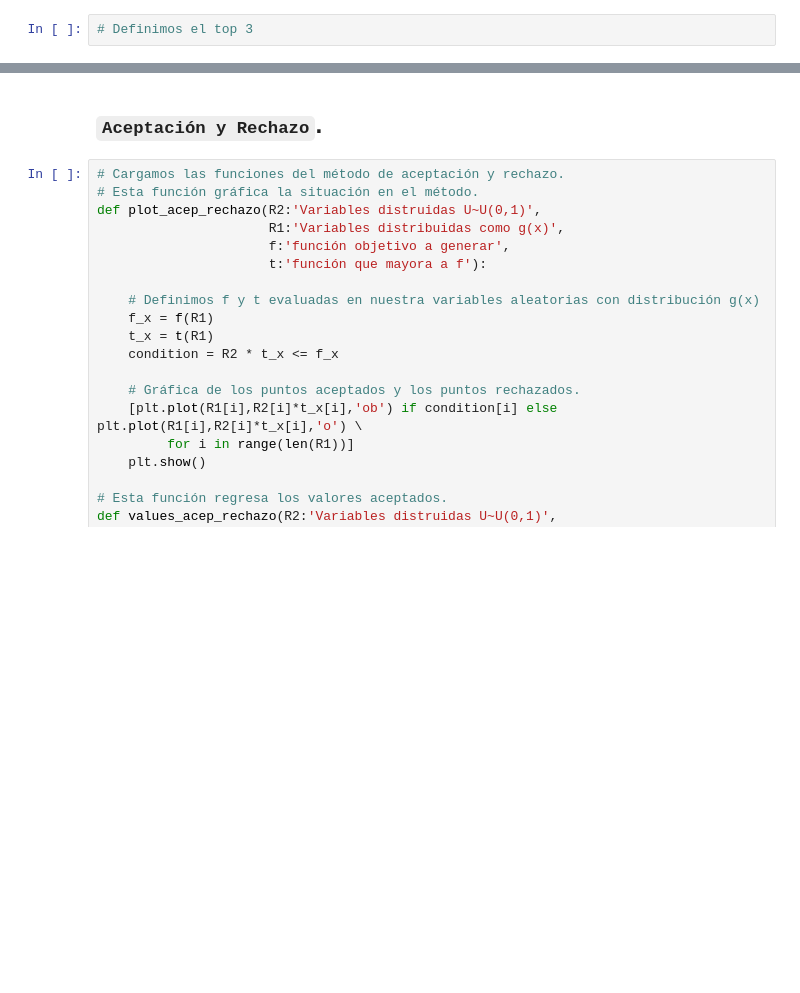
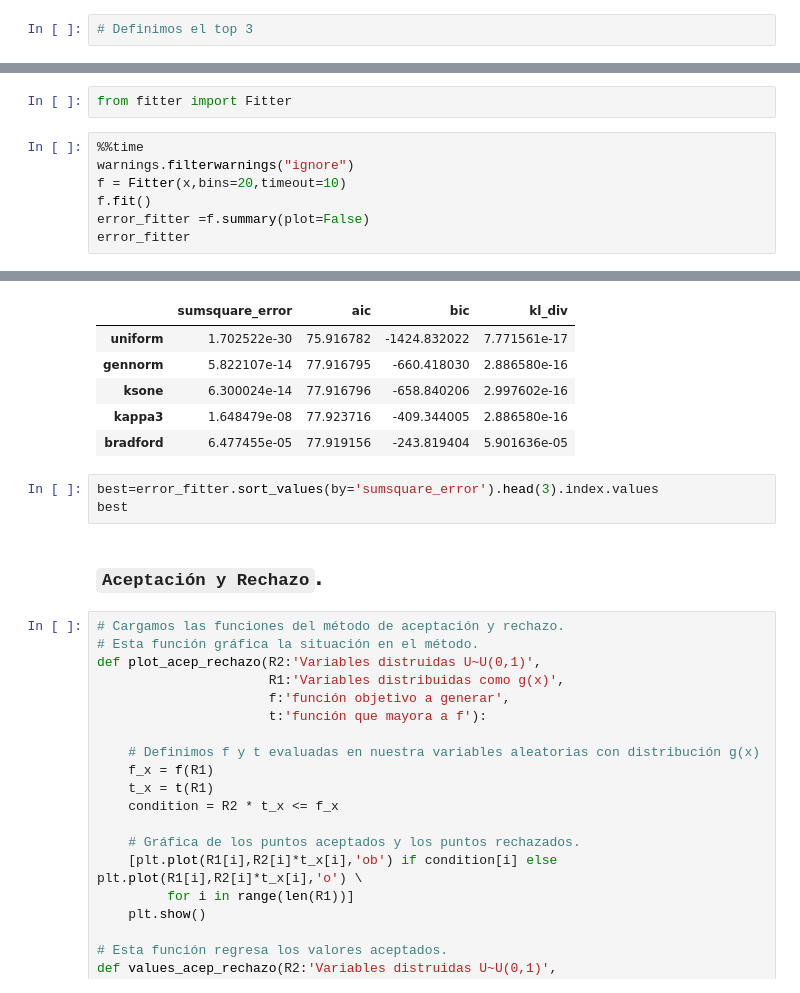
Before and after one commit to JuanPablo2019/Proyecto_modulo1, a Jupyter notebook: ProyectoModulo1_MaganaJ_PinedaB.ipynb, the cells around one changed output, grey strips where cells are left out. Drawn from its saved outputs; the diff is of its cells as text; blank space fills up the shorter version.

```diff
--- a/ProyectoModulo1_MaganaJ_PinedaB.ipynb
+++ b/ProyectoModulo1_MaganaJ_PinedaB.ipynb
@@ -627,0 +628,10 @@ Wall time: 417 ms
+# %%
+from fitter import Fitter
+# %%
+%%time
+warnings.filterwarnings("ignore")
+f = Fitter(x,bins=20,timeout=10)
+f.fit()
+error_fitter =f.summary(plot=False)
+error_fitter
+# %% [output]
@@ -628,3 +657,12 @@ Wall time: 417 ms
+|  | sumsquare_error | aic | bic | kl_div |
+| uniform | 1.702522e-30 | 75.916782 | -1424.832022 | 7.771561e-17 |
+| gennorm | 5.822107e-14 | 77.916795 | -660.418030 | 2.886580e-16 |
+| ksone | 6.300024e-14 | 77.916796 | -658.840206 | 2.997602e-16 |
+| kappa3 | 1.648479e-08 | 77.923716 | -409.344005 | 2.886580e-16 |
+| bradford | 6.477455e-05 | 77.919156 | -243.819404 | 5.901636e-05 |
+# %%
+best=error_fitter.sort_values(by='sumsquare_error').head(3).index.values
+best
 # %% [markdown]
 ### `Aceptación y Rechazo`.
 # %%
```
Also changed, not shown: parts of 14 cells of this notebook.
